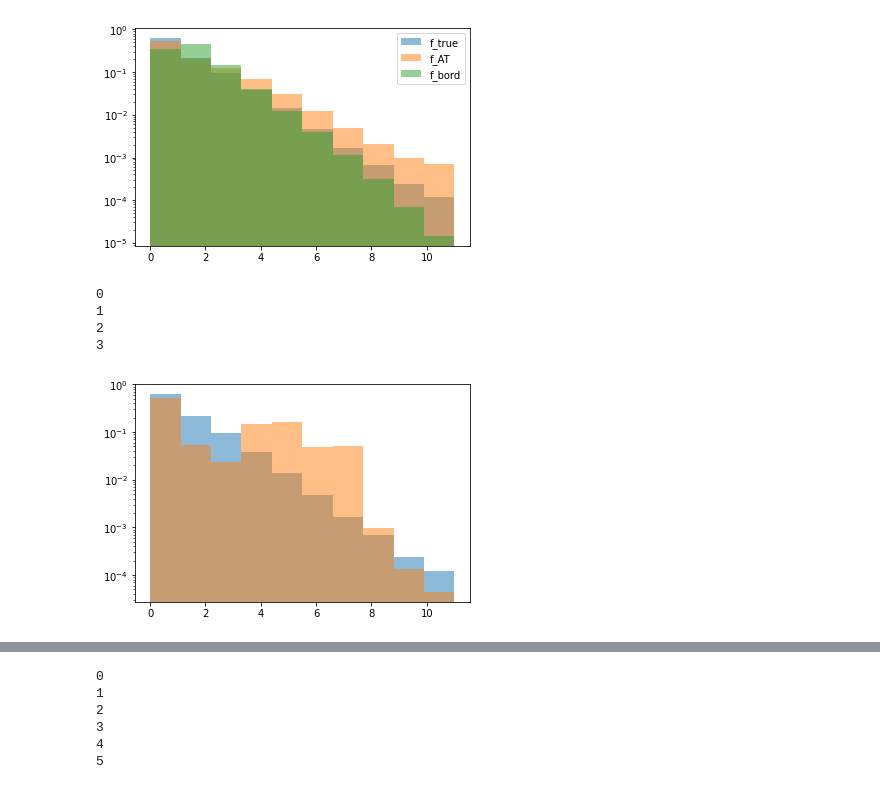
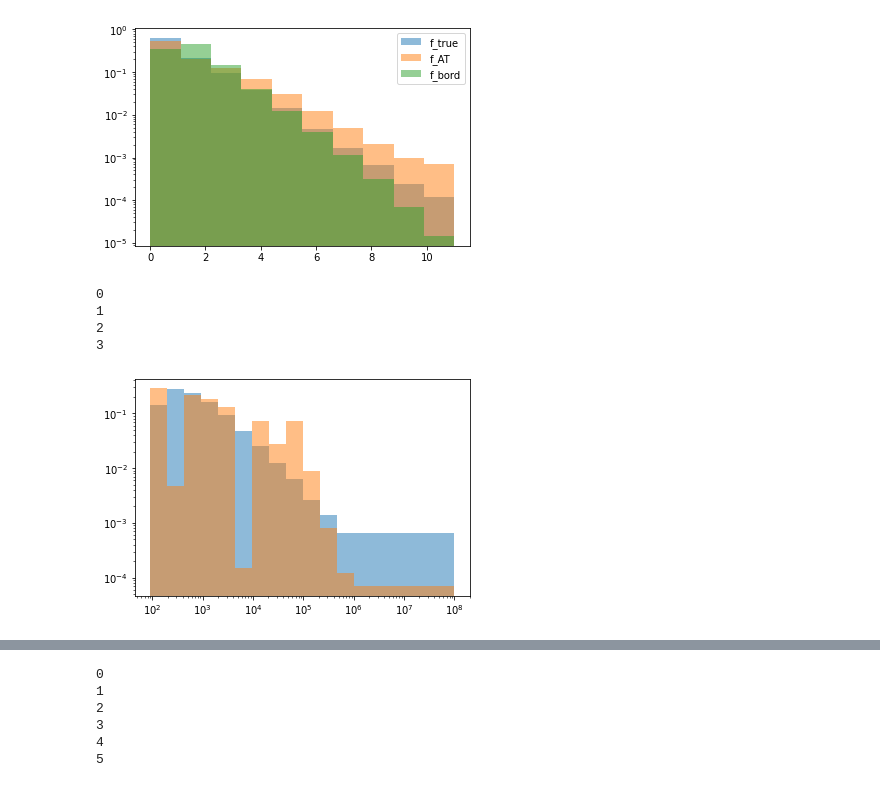
Before and after one commit to janjaek/DSEA-test, a Jupyter notebook: dsea_mord.ipynb, the cells around one changed output, grey strips where cells are left out. Cells and saved outputs as stored; diff of their text form; code cells hidden in the pictures.

```diff
--- a/dsea_mord.ipynb
+++ b/dsea_mord.ipynb
@@ -195,16 +208,19 @@ def inspect_alpha(k, alpha, chi2s, f): # you can define custom inspection method
 # There are two decay rates, the first of which is comparably slow
 alpha_mul = stepsize.decay_mul(0.5)
 f_AT_mul = dsea(X_test, X_train, Y_train, LogisticAT(alpha=1.), K = 3, inspect = inspect_alpha, alpha = alpha_mul)
-plt.hist(range(12), weights = f_true, alpha = 0.5)
-plt.hist(range(12), weights = f_AT_mul, alpha = 0.5)
-plt.yscale('log')
-plt.show()
 # %% [output]
 0
 1
 2
 3
-[figure, removed]
+# %%
+plt.hist(bin_centers, bins = binning_E, weights = f_true, alpha = 0.5)
+plt.hist(bin_centers, bins = binning_E, weights = f_AT_mul, alpha = 0.5)
+plt.gca().set_xscale('log')
+plt.yscale('log')
+plt.show()
+# %% [output]
+[figure, added]
 # %%
 #logistic AT with decaying stepsize(transformed data)
 def inspect_alpha(k, alpha, chi2s, f):
```
Also changed, not shown: parts of 7 cells of this notebook, 4 other files.
